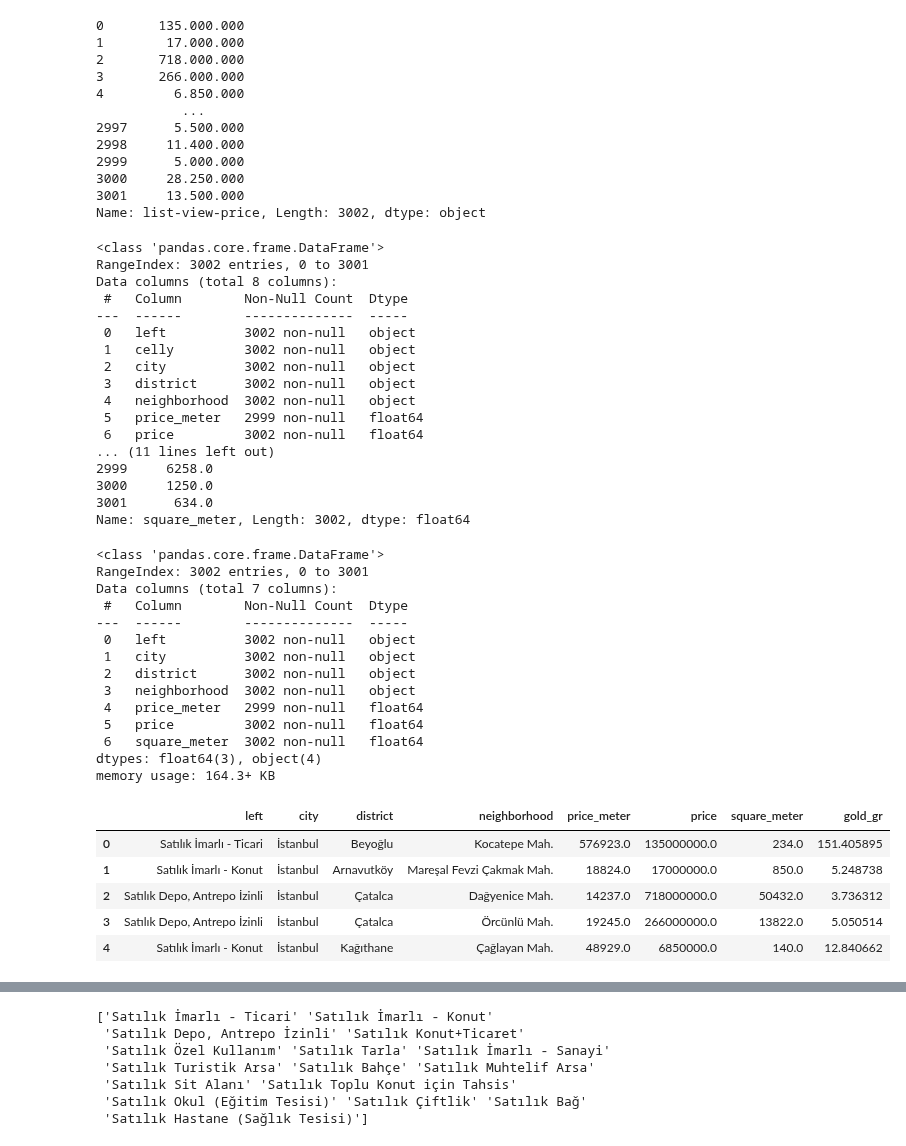
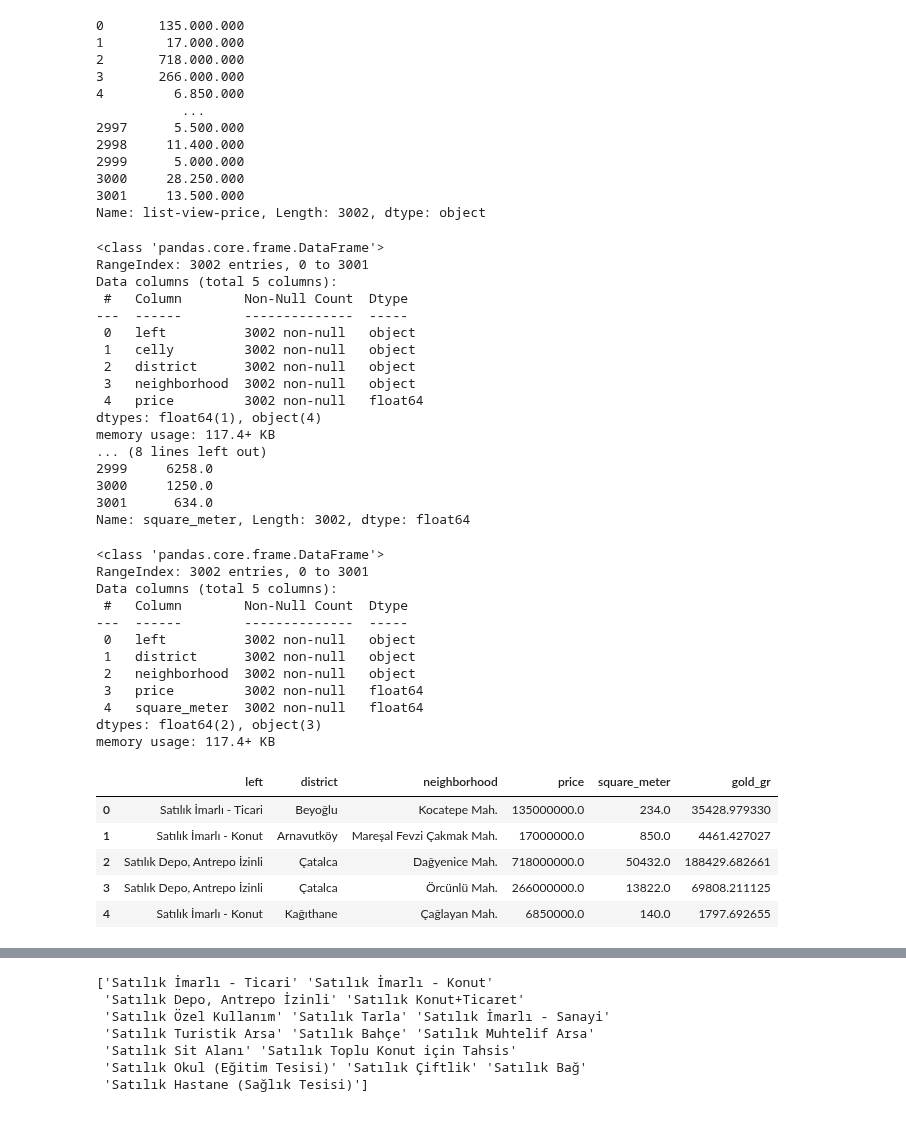
Before and after one commit to FarukKaramanVektorel/istanbulArsaFiyatTahmin, a Jupyter notebook: clean_data.ipynb, the cells around one changed output, grey strips where cells are left out. Cells and saved outputs as stored; diff of their text form; code cells hidden in the pictures.

```diff
--- a/clean_data.ipynb
+++ b/clean_data.ipynb
@@ -161,7 +171,6 @@ print(df["list-view-location"].unique())
  'İstanbul / Çekmeköy / Aydınlar Mah.'
  'İstanbul / Maltepe / Büyükbakkalköy Mah.']
 # %%
-df['city']=df['list-view-location'].str.split(' / ').str[0]
 df['district']=df['list-view-location'].str.split(' / ').str[1]
 df['neighborhood']=df['list-view-location'].str.split(' / ').str[2]
 # %%
@@ -223,5 +213,0 @@ Name: celly 2, Length: 3002, dtype: object
-# %%
-
-df['price_meter'] = df['celly 2'].apply(convert_to_float)
-
-print(df.info())
@@ -272,17 +240,17 @@ print(df['square_meter'])
 # %% [output]
 <class 'pandas.core.frame.DataFrame'>
 RangeIndex: 3002 entries, 0 to 3001
-Data columns (total 8 columns):
+Data columns (total 5 columns):
  #   Column        Non-Null Count  Dtype
 ---  ------        --------------  -----
  0   left          3002 non-null   object
  1   celly         3002 non-null   object
- 2   city          3002 non-null   object
- 3   district      3002 non-null   object
- 4   neighborhood  3002 non-null   object
- 5   price_meter   2999 non-null   float64
- 6   price         3002 non-null   float64
-... (11 lines left out)
+ 2   district      3002 non-null   object
+ 3   neighborhood  3002 non-null   object
+ 4   price         3002 non-null   float64
+dtypes: float64(1), object(4)
+memory usage: 117.4+ KB
+... (8 lines left out)
 2999     6258.0
 3000     1250.0
 3001      634.0
@@ -294,27 +262,25 @@ df.info()
 # %% [output]
 <class 'pandas.core.frame.DataFrame'>
 RangeIndex: 3002 entries, 0 to 3001
-Data columns (total 7 columns):
+Data columns (total 5 columns):
  #   Column        Non-Null Count  Dtype
 ---  ------        --------------  -----
  0   left          3002 non-null   object
- 1   city          3002 non-null   object
- 2   district      3002 non-null   object
- 3   neighborhood  3002 non-null   object
- 4   price_meter   2999 non-null   float64
- 5   price         3002 non-null   float64
- 6   square_meter  3002 non-null   float64
-dtypes: float64(3), object(4)
-memory usage: 164.3+ KB
+ 1   district      3002 non-null   object
+ 2   neighborhood  3002 non-null   object
+ 3   price         3002 non-null   float64
+ 4   square_meter  3002 non-null   float64
+dtypes: float64(2), object(3)
+memory usage: 117.4+ KB
 # %%
 gold_price_per_gram = 3810.44
-df['gold_gr'] = (df['price'] / df['square_meter'])/gold_price_per_gram
+df['gold_gr'] = df['price'] /gold_price_per_gram
 df.head()
 # %% [output]
-|  | left | city | district | neighborhood | price_meter | price | square_meter | gold_gr |
-| 0 | Satılık İmarlı - Ticari | İstanbul | Beyoğlu | Kocatepe Mah. | 576923.0 | 135000000.0 | 234.0 | 151.405895 |
-| 1 | Satılık İmarlı - Konut | İstanbul | Arnavutköy | Mareşal Fevzi Çakmak Mah. | 18824.0 | 17000000.0 | 850.0 | 5.248738 |
-| 2 | Satılık Depo, Antrepo İzinli | İstanbul | Çatalca | Dağyenice Mah. | 14237.0 | 718000000.0 | 50432.0 | 3.736312 |
-| 3 | Satılık Depo, Antrepo İzinli | İstanbul | Çatalca | Örcünlü Mah. | 19245.0 | 266000000.0 | 13822.0 | 5.050514 |
-| 4 | Satılık İmarlı - Konut | İstanbul | Kağıthane | Çağlayan Mah. | 48929.0 | 6850000.0 | 140.0 | 12.840662 |
+|  | left | district | neighborhood | price | square_meter | gold_gr |
+| 0 | Satılık İmarlı - Ticari | Beyoğlu | Kocatepe Mah. | 135000000.0 | 234.0 | 35428.979330 |
+| 1 | Satılık İmarlı - Konut | Arnavutköy | Mareşal Fevzi Çakmak Mah. | 17000000.0 | 850.0 | 4461.427027 |
+| 2 | Satılık Depo, Antrepo İzinli | Çatalca | Dağyenice Mah. | 718000000.0 | 50432.0 | 188429.682661 |
+| 3 | Satılık Depo, Antrepo İzinli | Çatalca | Örcünlü Mah. | 266000000.0 | 13822.0 | 69808.211125 |
+| 4 | Satılık İmarlı - Konut | Kağıthane | Çağlayan Mah. | 6850000.0 | 140.0 | 1797.692655 |
 # %%
```
Also changed, not shown: parts of 18 cells of this notebook, 10 other files.
